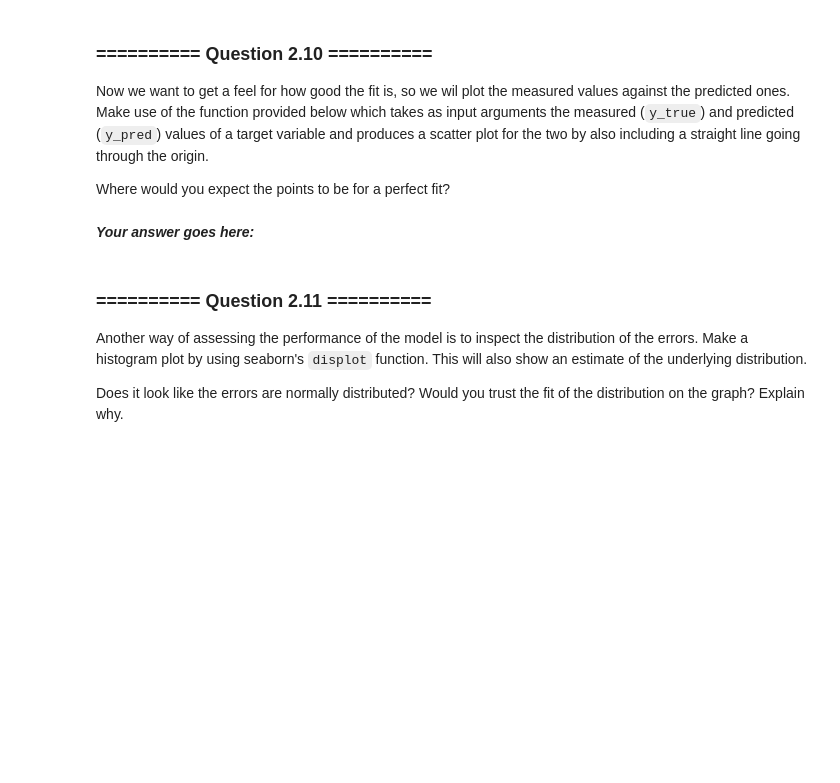
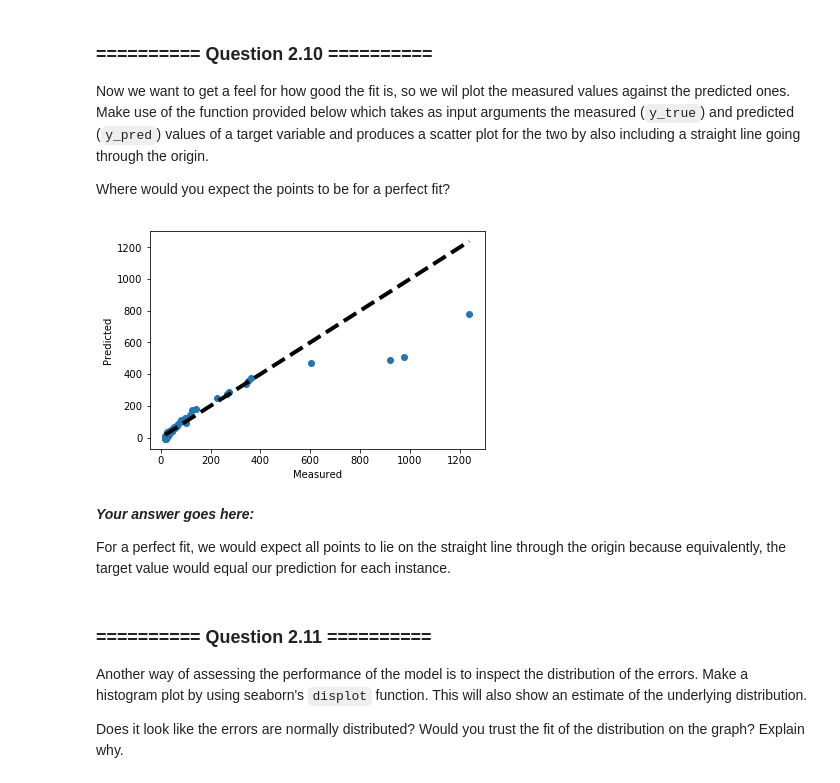
Before and after one commit to larswe/introductory-applied-machine-learning, a Jupyter notebook: Labs/02 - Decision Trees and Linear Regression.ipynb, the cells around one changed output. Saved outputs shown, nothing was run; the diff lists cells and outputs as text; code cells hidden in the pictures; blank space fills up the shorter version.

Commit message:
Completed Lab 2:Linear Regression

```diff
--- a/Labs/02 - Decision Trees and Linear Regression.ipynb
+++ b/Labs/02 - Decision Trees and Linear Regression.ipynb
@@ -501,0 +536,8 @@ Display the shapes of all matrices involved and double-check that all dimensiona
+# %%
+# Your Code goes here:
+X = cpu_clean.drop(columns="ERP")
+y = cpu_clean["ERP"]
+X_train, X_test, y_train, y_test = train_test_split(X, y, random_state=42)
+print("Train:\t", X_train.shape, ",", y_train.shape)
+print("Test:\t", X_test.shape, " ,", y_test.shape)
+print("Total:\t", X.shape, ",", y.shape)
@@ -504,3 +550,7 @@ Display the shapes of all matrices involved and double-check that all dimensiona
 Fit a simple linear regressor by using the [`LinearRegression`](http://scikit-learn.org/0.19/modules/generated/sklearn.linear_model.LinearRegression.html) model in Scikit-learn. Report the training accuracy by using the `score` attribute. What does this represent?
 # %%
 # Your Code goes here:
+lreg = LinearRegression()
+lreg.fit(X_train, y_train)
+
+lreg.score(X_train, y_train)
@@ -530,8 +597,13 @@ def fit_scatter(y_true, y_pred):
     ax.set_ylabel('Predicted')
 # %%
 # Your Code goes here:
+fit_scatter(y_test, lreg.predict(X_test))
+# %% [output]
+[figure, added]
-# %% [markdown]
-***Your answer goes here:***
+# %% [markdown]
+***Your answer goes here:***
+
+For a perfect fit, we would expect all points to lie on the straight line through the origin because equivalently, the target value would equal our prediction for each instance.
 # %% [markdown]
 ### ========== Question 2.11 ==========
 Another way of assessing the performance of the model is to inspect the distribution of the errors. Make a histogram plot by using seaborn's `displot` function. This will also show an estimate of the underlying distribution.
```
Also changed, not shown: parts of 23 cells of this notebook.
